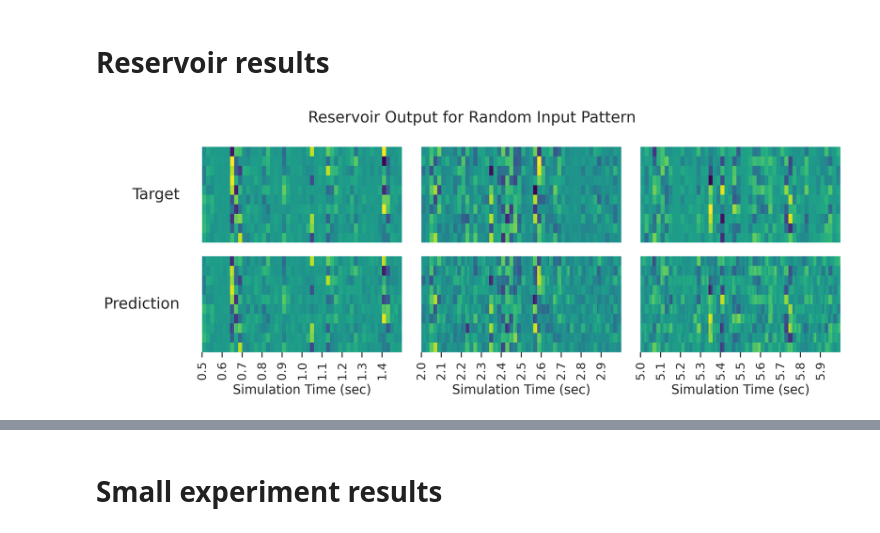
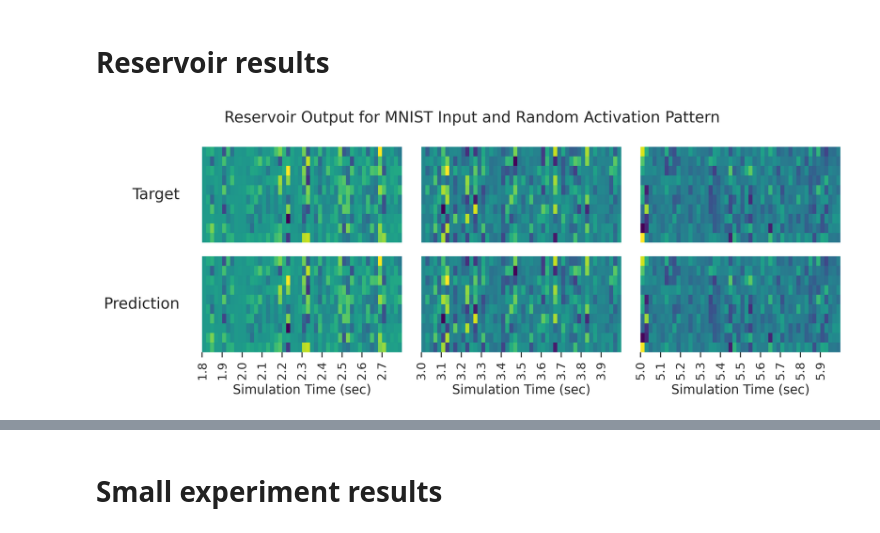
Before and after one commit to darsnack/biological-hsic, a Jupyter notebook: plotting.ipynb, the cells around one changed output, grey strips where cells are left out. Cells and saved outputs as stored; diff of their text form; code cells hidden in the pictures.

```diff
--- a/plotting.ipynb
+++ b/plotting.ipynb
@@ -25,7 +27,8 @@ sns.set_theme(context="paper",
 # Reservoir results
 # %%
 # ckpt_path = "outputs/train-reservoir/2024-01-18/21-56-07/checkpoints/"
-ckpt_path = "outputs/train-reservoir/2024-01-18/22-42-35/checkpoints/"
+# ckpt_path = "outputs/train-reservoir/2024-01-18/22-42-35/checkpoints/"
+ckpt_path = "outputs/train-reservoir/2024-04-14/10-41-48/checkpoints"
 mgr = CheckpointManager(os.sep.join([os.getcwd(), ckpt_path]), PyTreeCheckpointer())
 ckpt = mgr.restore(mgr.latest_step())
 # %%
@@ -38,37 +41,37 @@ fig, axs = plt.subplots(nrows=2, ncols=3, dpi=400, figsize=(10, 4),
                         subplot_kw={"sharex": True, "sharey": True})
 
 t = jnp.arange(targets.shape[0]) * 1e-3
-for i, (tmin, tmax) in enumerate([(500, 1500), (2000, 3000), (5000, 6000)]):
+for i, (tmin, tmax) in enumerate([(1800, 2800), (3000, 4000), (5000, 6000)]):
     sns.heatmap(jnp.transpose(targets[tmin:tmax]),
                 cbar=False, cmap="viridis", ax=axs[0, i])
     axs[0, i].set_xticklabels([])
     axs[0, i].set_yticklabels([])
     axs[0, i].tick_params(left=False, bottom=False)
     sns.heatmap(jnp.transpose(outputs[tmin:tmax]),
                 cbar=False, cmap="viridis", ax=axs[1, i])
     axs[1, i].set_yticklabels([])
     axs[1, i].tick_params(left=False)
     axs[1, i].set_xticks(jnp.arange(0, tmax - tmin, 100),
                     map(lambda x: ("%.1f" % x), t[tmin:tmax:100]))
     axs[1, i].set_xlabel("Simulation Time (sec)")
 axs[0, 0].annotate("Target",
                     xy=(0, 0.5),
                     xytext=(-axs[0, 0].yaxis.labelpad - 5, 0),
                     xycoords=axs[0, 0].yaxis.label,
                     textcoords='offset points',
                     size="large",
                     ha='right',
                     va='center')
 axs[1, 0].annotate("Prediction",
                     xy=(0, 0.5),
                     xytext=(-axs[1, 0].yaxis.labelpad - 5, 0),
                     xycoords=axs[1, 0].yaxis.label,
                     textcoords='offset points',
                     size="large",
                     ha='right',
                     va='center')
-fig.suptitle("Reservoir Output for Random Input Pattern")
+fig.suptitle("Reservoir Output for MNIST Input and Random Activation Pattern")
 fig.tight_layout()
 fig.savefig("reservoir-output.pdf")
 # %% [output]
-[figure, old version]
+[figure, new version]
```
Also changed, not shown: parts of 10 cells of this notebook, 8 other files.
